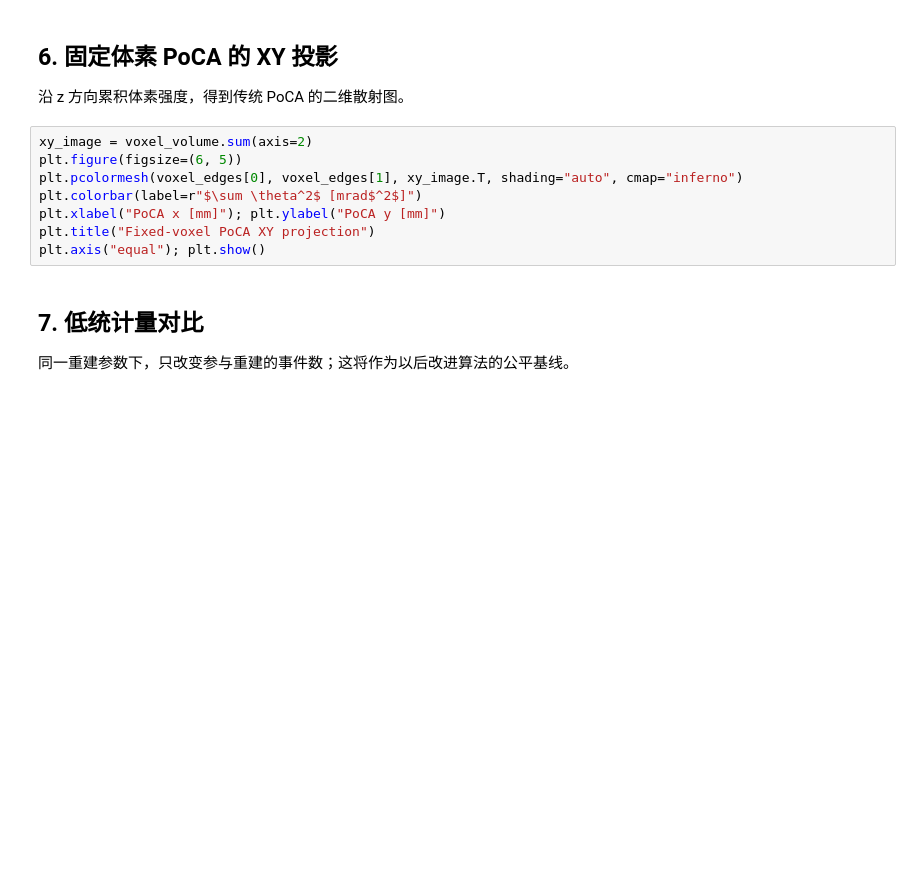
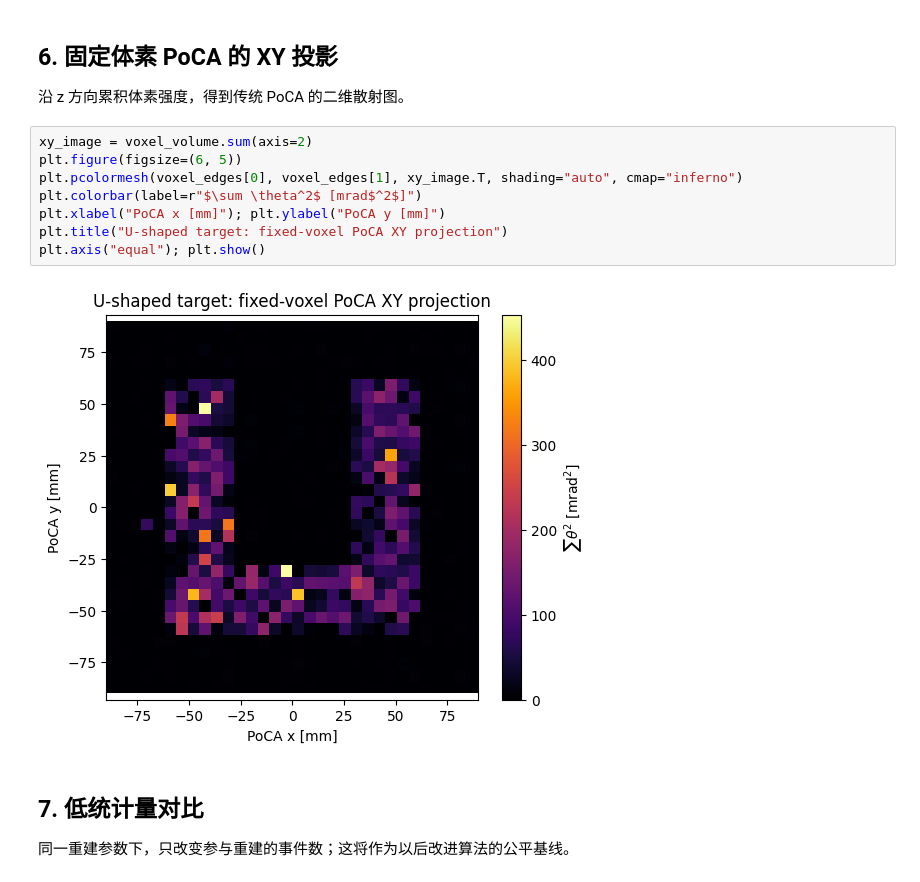
Before and after one commit to Xuyysy/muon-imaging-reconstruction, a Jupyter notebook: muon_analysis/analysis.ipynb, the cells around one changed output. Saved outputs shown, nothing was run; the diff lists cells and outputs as text; blank space fills up the shorter version.

```diff
--- a/muon_analysis/analysis.ipynb
+++ b/muon_analysis/analysis.ipynb
@@ -111,11 +122,13 @@ print("voxel grid:", voxel_volume.shape)
 # %%
 xy_image = voxel_volume.sum(axis=2)
 plt.figure(figsize=(6, 5))
 plt.pcolormesh(voxel_edges[0], voxel_edges[1], xy_image.T, shading="auto", cmap="inferno")
 plt.colorbar(label=r"$\sum \theta^2$ [mrad$^2$]")
 plt.xlabel("PoCA x [mm]"); plt.ylabel("PoCA y [mm]")
-plt.title("Fixed-voxel PoCA XY projection")
+plt.title("U-shaped target: fixed-voxel PoCA XY projection")
 plt.axis("equal"); plt.show()
+# %% [output]
+[figure, added]
 # %% [markdown]
 ## 7. 低统计量对比
 同一重建参数下，只改变参与重建的事件数；这将作为以后改进算法的公平基线。
```
Also changed, not shown: parts of 7 cells of this notebook, 3 other files.
